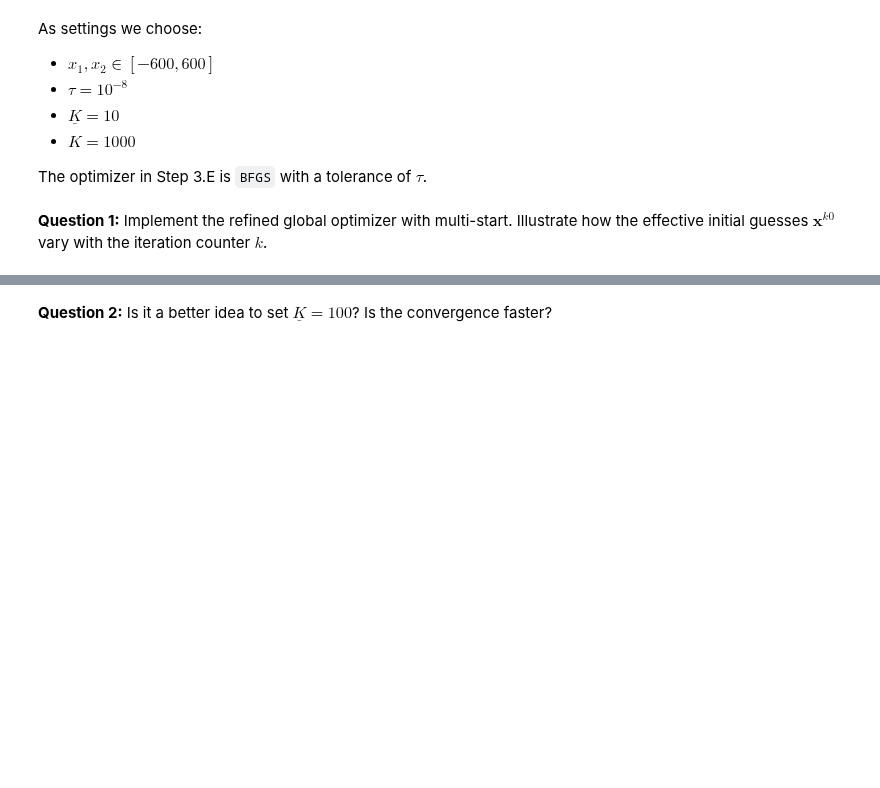
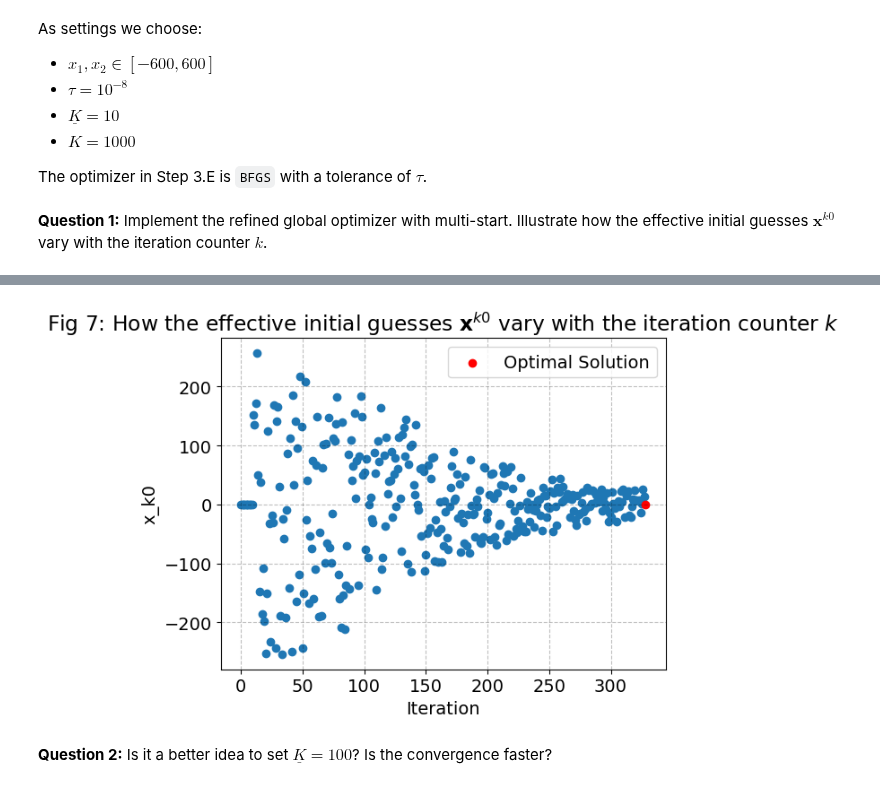
Before and after one commit to NumEconCopenhagen/projects-2023-lnp953, a Jupyter notebook: examproject/Exam-2023-notebook.ipynb, the cells around one changed output, grey strips where cells are left out. Drawn from its saved outputs; the diff is of its cells as text; code cells hidden in the pictures; blank space fills up the shorter version.

```diff
--- a/examproject/Exam-2023-notebook.ipynb
+++ b/examproject/Exam-2023-notebook.ipynb
@@ -680,3 +784,21 @@ The optimizer in Step 3.E is `BFGS` with a tolerance of $\tau$.
+# %%
+# Run the refined global optimizer and retrieve the opt solution and initial guesses
+opt_solution, effective_initial_guesses = refined_global_optimizer(bounds, tolerance, warmup_iterations, max_iterations)
+
+# Extract x and y coordinates of the effective initial guesses
+x_values = range(len(effective_initial_guesses))
+y_values = [guess[0] for guess in effective_initial_guesses]  # Use the first dimension of the initial guesses
+
+# Create the scatter plot
+plt.scatter(x_values, y_values)
+plt.scatter(len(effective_initial_guesses), opt_solution[0], c='red', label='Optimal Solution')  # Add the optimal solution point
+plt.xlabel("Iteration")
+plt.ylabel("x_k0")
+plt.title("Fig 7: How the effective initial guesses $\mathbf{x}^{k0}$ vary with the iteration counter $k$")
+plt.legend()
+plt.show()
+# %% [output]
+[figure, added]
 # %% [markdown]
 **Question 2:** Is it a better idea to set $\underline{K} = 100$? Is the convergence faster?
 # %%
```
Also changed, not shown: parts of 9 cells of this notebook.
